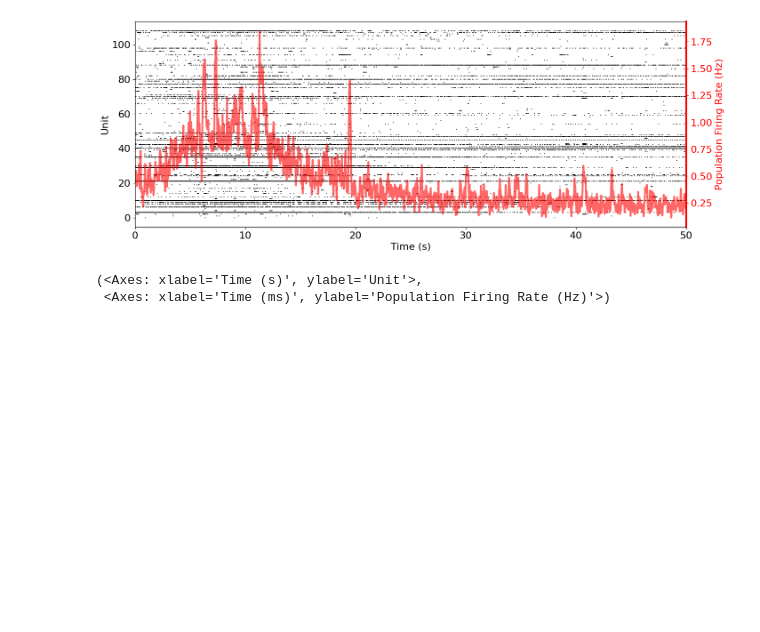
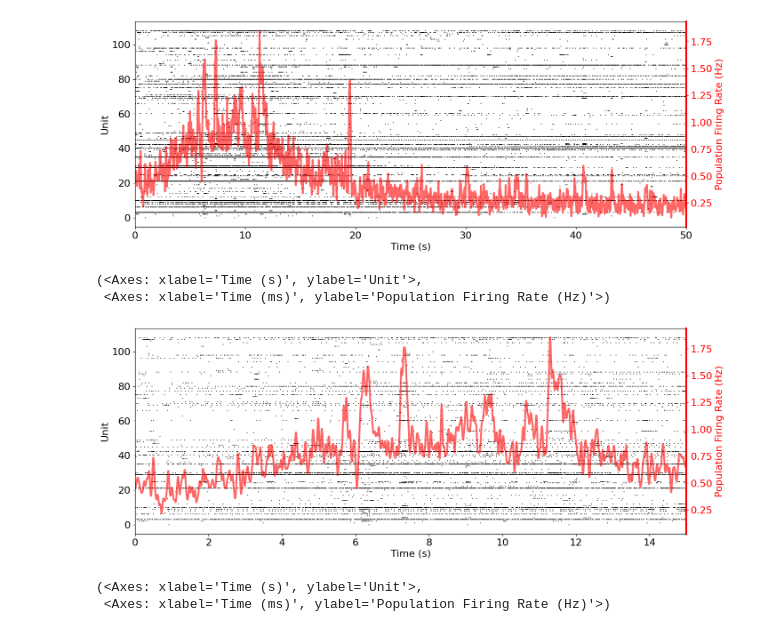
Before and after one commit to braingeneers/midbrain_parkinsons, a Jupyter notebook: tutorials/experiments/dentate_gyrus/hc110723/acid_1_elliott/hc110723_first_analysis.ipynb, the cells around one changed output. Drawn from its saved outputs; the diff is of its cells as text; code cells hidden in the pictures; blank space fills up the shorter version.

```diff
--- a/tutorials/experiments/dentate_gyrus/hc110723/acid_1_elliott/hc110723_first_analysis.ipynb
+++ b/tutorials/experiments/dentate_gyrus/hc110723/acid_1_elliott/hc110723_first_analysis.ipynb
@@ -29,6 +29,12 @@ spike_data.plot_raster(sd, xlim=(0,50))
 (<Axes: xlabel='Time (s)', ylabel='Unit'>,
  <Axes: xlabel='Time (ms)', ylabel='Population Firing Rate (Hz)'>)
 [figure]
+# %%
+spike_data.plot_raster(sd, xlim=(0,15))
+# %% [output]
+(<Axes: xlabel='Time (s)', ylabel='Unit'>,
+ <Axes: xlabel='Time (ms)', ylabel='Population Firing Rate (Hz)'>)
+[figure, added]
 # %%
 spike_data.plot_raster(sd, xlim=(30,50))
 # %% [output]
```
Also changed, not shown: 5 other files.
